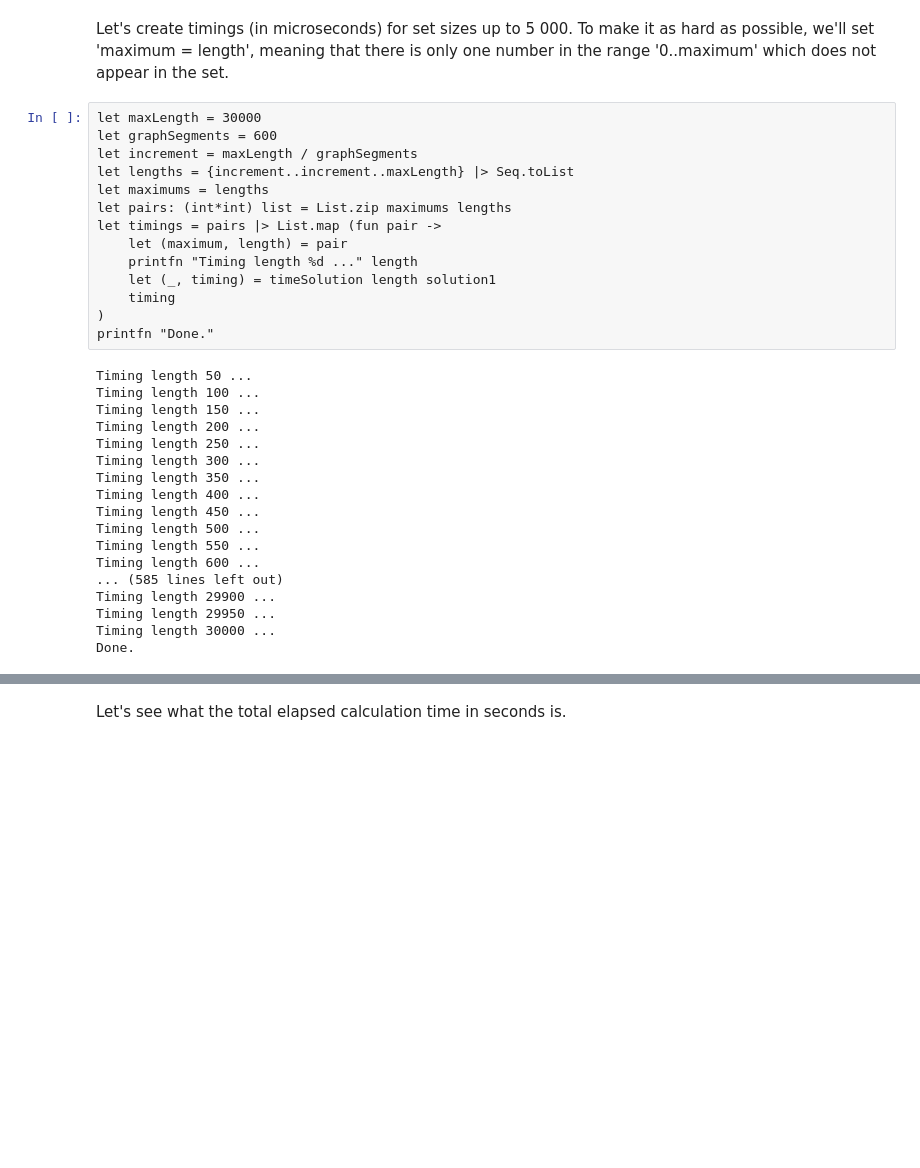
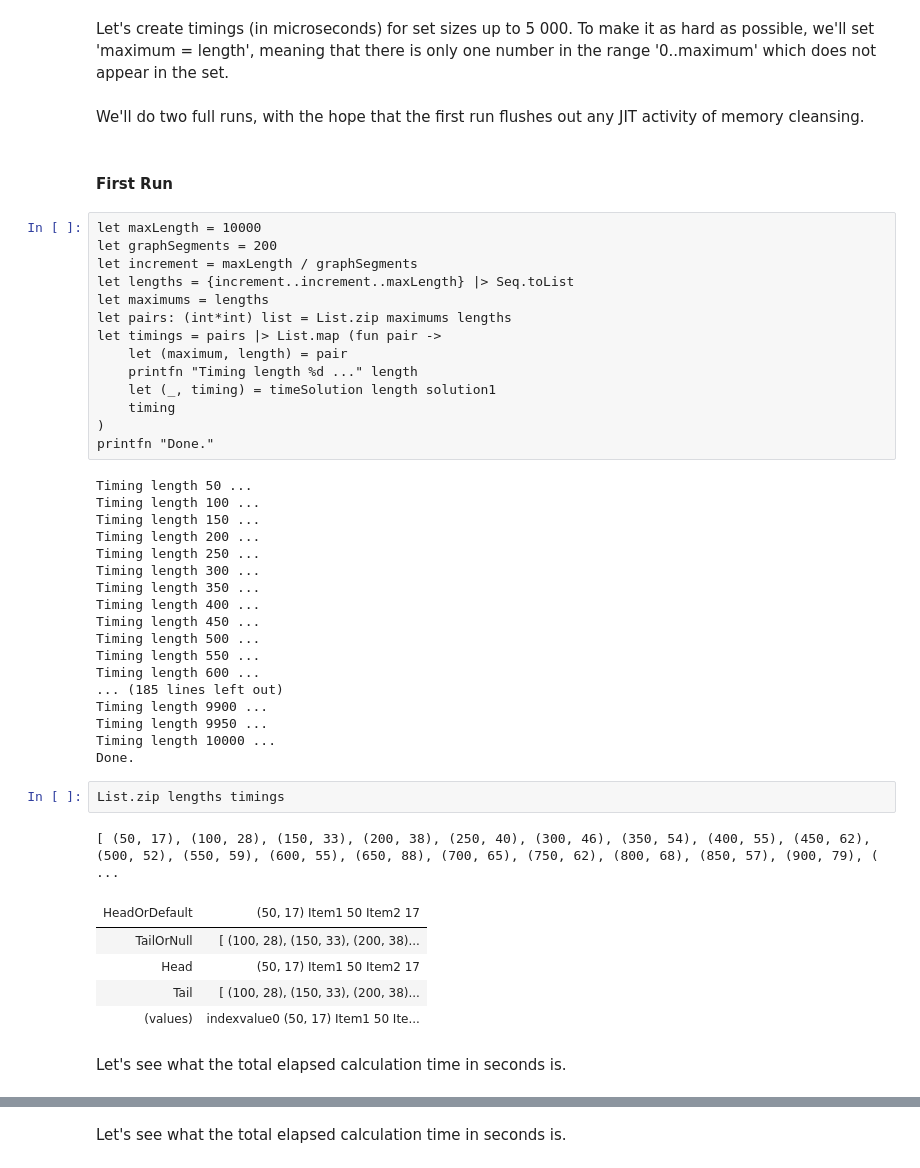
Before and after one commit to abcoates/smallest-free-number, a Jupyter notebook: smallest-free-number-fsharp.ipynb, the cells around one changed output, grey strips where cells are left out. Saved outputs shown, nothing was run; the diff lists cells and outputs as text; blank space fills up the shorter version.

Commit message:
Real final version, after testing the affect of running the entire calculations over twice.

```diff
--- a/smallest-free-number-fsharp.ipynb
+++ b/smallest-free-number-fsharp.ipynb
@@ -184,8 +184,12 @@ timeSolution 200 solution1
 # %% [markdown]
 Let's create timings (in microseconds) for set sizes up to 5 000.  To make it as hard as possible, we'll set 'maximum = length', meaning that there is only one number in the range '0..maximum' which does not appear in the set.
+# %% [markdown]
+We'll do two full runs, with the hope that the first run flushes out any JIT activity of memory cleansing.
+# %% [markdown]
+#### First Run
 # %%
-let maxLength = 30000
-let graphSegments = 600
+let maxLength = 10000
+let graphSegments = 200
 let increment = maxLength / graphSegments
 let lengths = {increment..increment..maxLength} |> Seq.toList
 let maximums = lengths
@@ -210,8 +214,19 @@ Timing length 450 ...
 Timing length 500 ...
 Timing length 550 ...
 Timing length 600 ...
-... (585 lines left out)
-Timing length 29900 ...
-Timing length 29950 ...
-Timing length 30000 ...
+... (185 lines left out)
+Timing length 9900 ...
+Timing length 9950 ...
+Timing length 10000 ...
 Done.
+# %%
+List.zip lengths timings
+# %% [output]
+[ (50, 17), (100, 28), (150, 33), (200, 38), (250, 40), (300, 46), (350, 54), (400, 55), (450, 62), (500, 52), (550, 59), (600, 55), (650, 88), (700, 65), (750, 62), (800, 68), (850, 57), (900, 79), ( ...
+| HeadOrDefault | (50, 17) Item1 50 Item2 17 |
+| TailOrNull | [ (100, 28), (150, 33), (200, 38)... |
+| Head | (50, 17) Item1 50 Item2 17 |
+| Tail | [ (100, 28), (150, 33), (200, 38)... |
+| (values) | indexvalue0 (50, 17) Item1 50 Ite... |
+# %% [markdown]
+Let's see what the total elapsed calculation time in seconds is.
```
Also changed, not shown: parts of 38 cells of this notebook.
